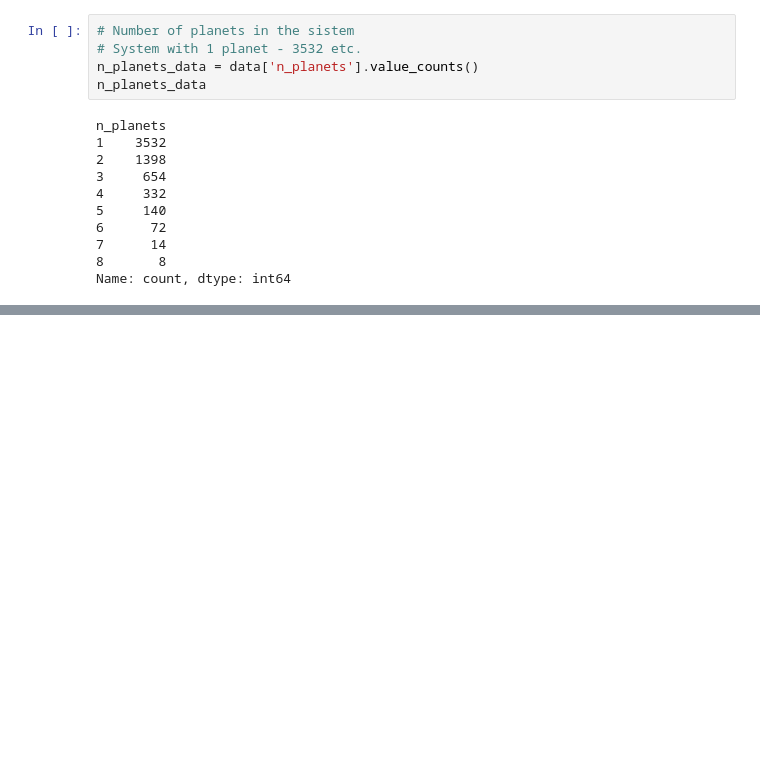
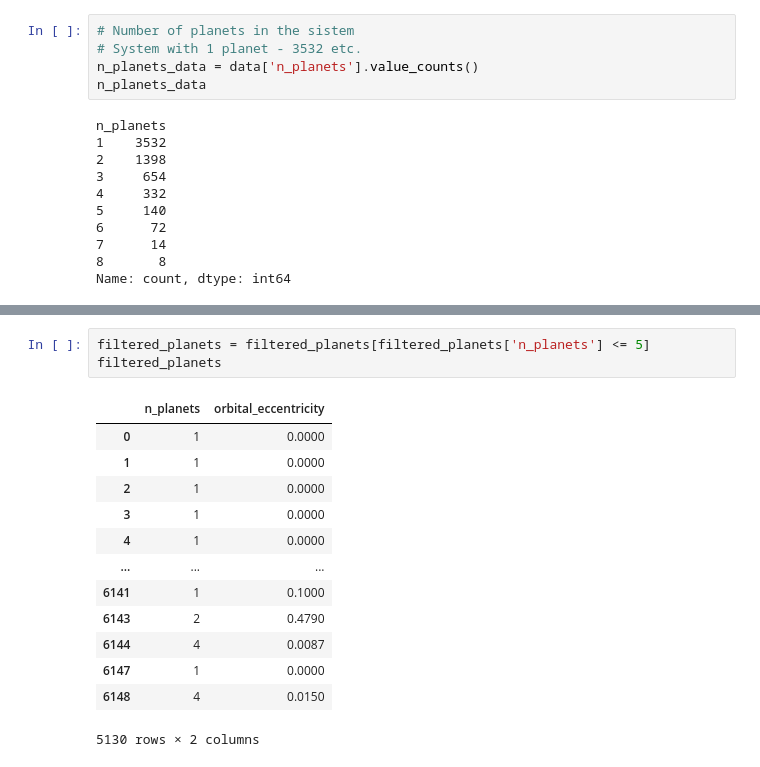
Before and after one commit to plamensve/DS_2026_FP, a Jupyter notebook: notebooks/06_number_of_planets_in_system.ipynb, the cells around one changed output, grey strips where cells are left out. Cells and saved outputs as stored; diff of their text form; blank space fills up the shorter version.

```diff
--- a/notebooks/06_number_of_planets_in_system.ipynb
+++ b/notebooks/06_number_of_planets_in_system.ipynb
@@ -62,0 +83,17 @@ plt.show()
+# %%
+filtered_planets = filtered_planets[filtered_planets['n_planets'] <= 5]
+filtered_planets
+# %% [output]
+|  | n_planets | orbital_eccentricity |
+| 0 | 1 | 0.0000 |
+| 1 | 1 | 0.0000 |
+| 2 | 1 | 0.0000 |
+| 3 | 1 | 0.0000 |
+| 4 | 1 | 0.0000 |
+| ... | ... | ... |
+| 6141 | 1 | 0.1000 |
+| 6143 | 2 | 0.4790 |
+| 6144 | 4 | 0.0087 |
+| 6147 | 1 | 0.0000 |
+| 6148 | 4 | 0.0150 |
+5130 rows × 2 columns
```
Also changed, not shown: parts of 9 cells of this notebook, 4 other files.
